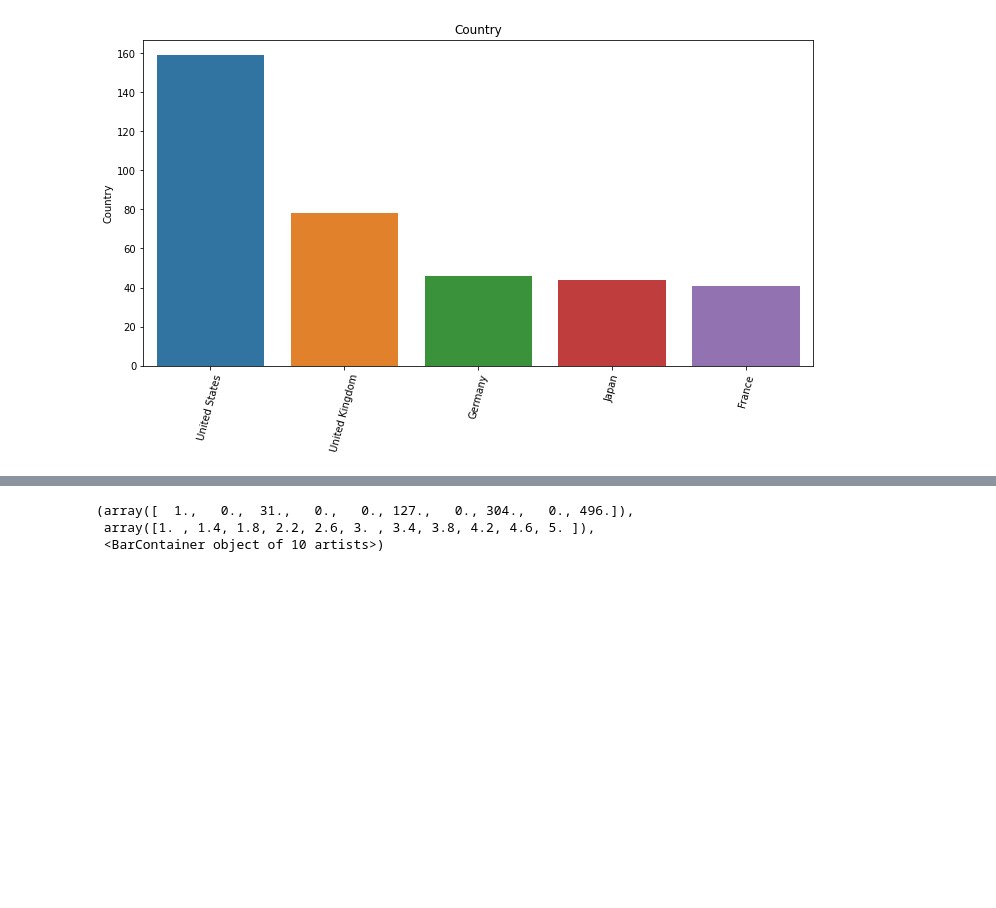
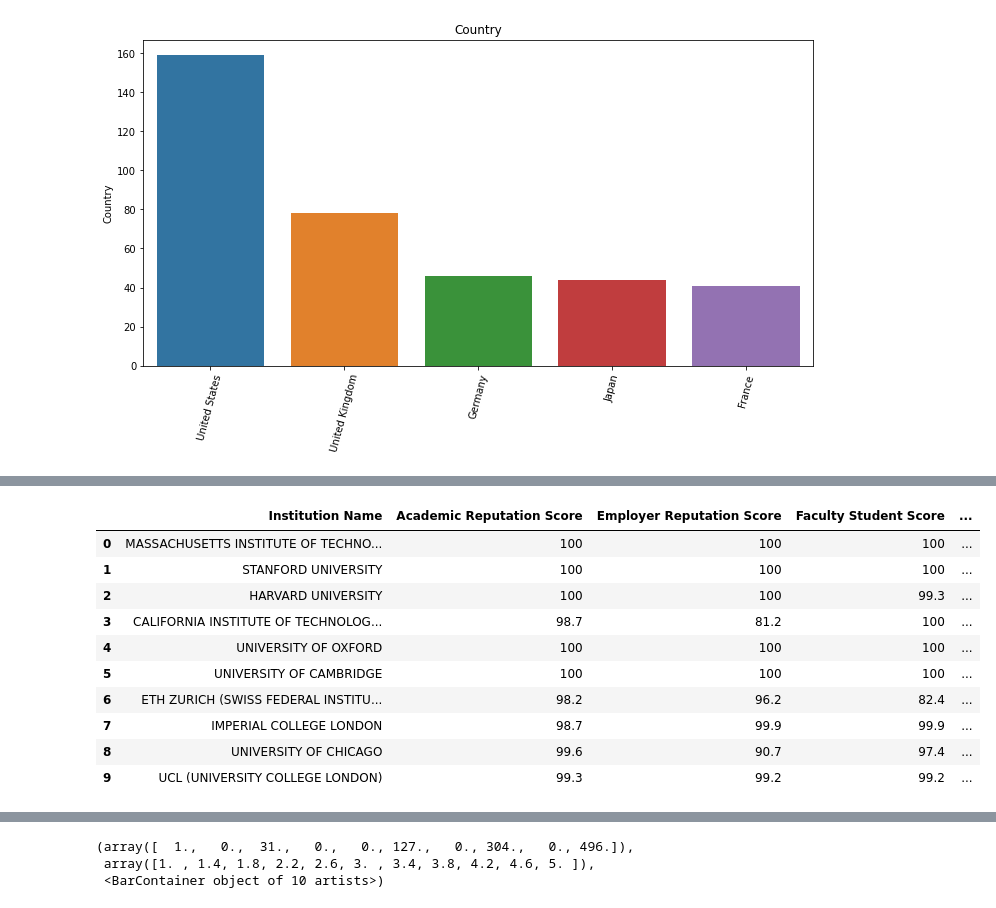
Before and after one commit to tcharrisson/PP22-C628, a Jupyter notebook: apriori modelling.ipynb, the cells around one changed output, grey strips where cells are left out. Cells and saved outputs as stored; diff of their text form; code cells hidden in the pictures; blank space fills up the shorter version.

```diff
--- a/apriori modelling.ipynb
+++ b/apriori modelling.ipynb
@@ -260,0 +313,14 @@ sns.barplot(top_contries20.index,top_contries20)
+# %%
+uni_19_clean.head(10)
+# %% [output]
+|  | Institution Name | Academic Reputation Score | Employer Reputation Score | Faculty Student Score | ... |
+| 0 | MASSACHUSETTS INSTITUTE OF TECHNO... | 100 | 100 | 100 | ... |
+| 1 | STANFORD UNIVERSITY | 100 | 100 | 100 | ... |
+| 2 | HARVARD UNIVERSITY | 100 | 100 | 99.3 | ... |
+| 3 | CALIFORNIA INSTITUTE OF TECHNOLOG... | 98.7 | 81.2 | 100 | ... |
+| 4 | UNIVERSITY OF OXFORD | 100 | 100 | 100 | ... |
+| 5 | UNIVERSITY OF CAMBRIDGE | 100 | 100 | 100 | ... |
+| 6 | ETH ZURICH (SWISS FEDERAL INSTITU... | 98.2 | 96.2 | 82.4 | ... |
+| 7 | IMPERIAL COLLEGE LONDON | 98.7 | 99.9 | 99.9 | ... |
+| 8 | UNIVERSITY OF CHICAGO | 99.6 | 90.7 | 97.4 | ... |
+| 9 | UCL (UNIVERSITY COLLEGE LONDON) | 99.3 | 99.2 | 99.2 | ... |
```
Also changed, not shown: parts of 13 cells of this notebook.
